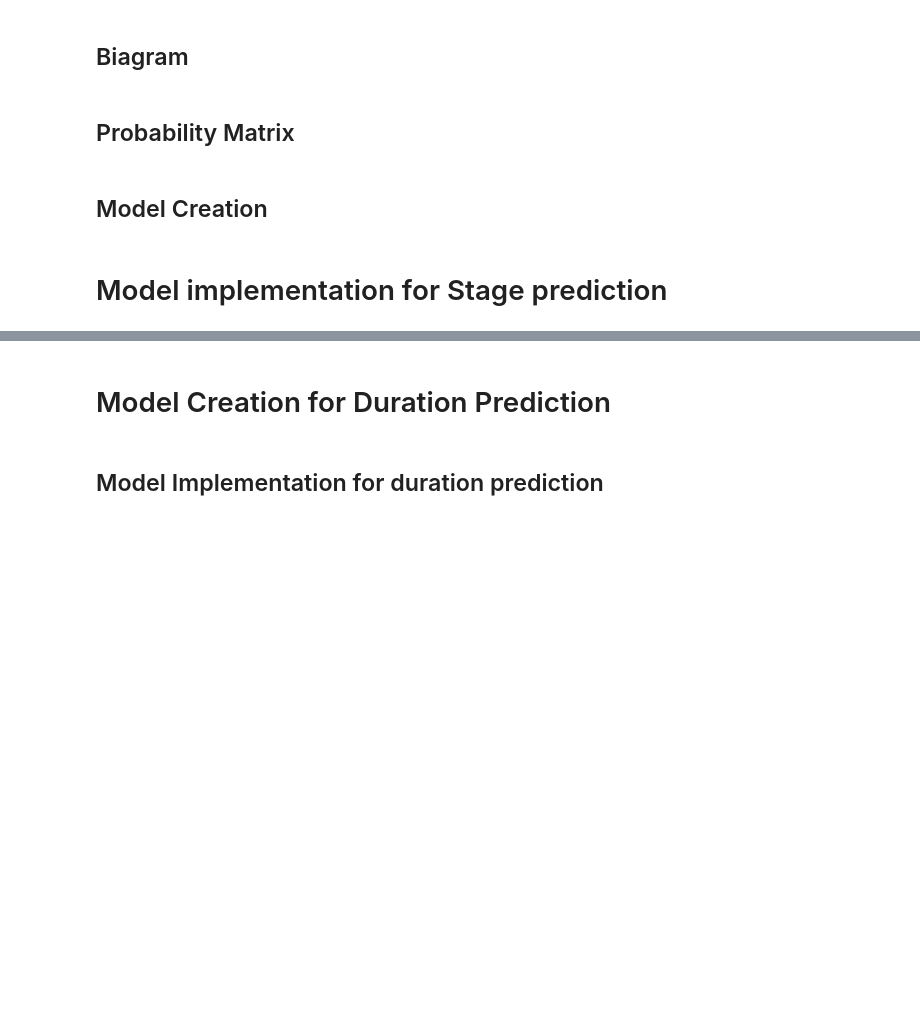
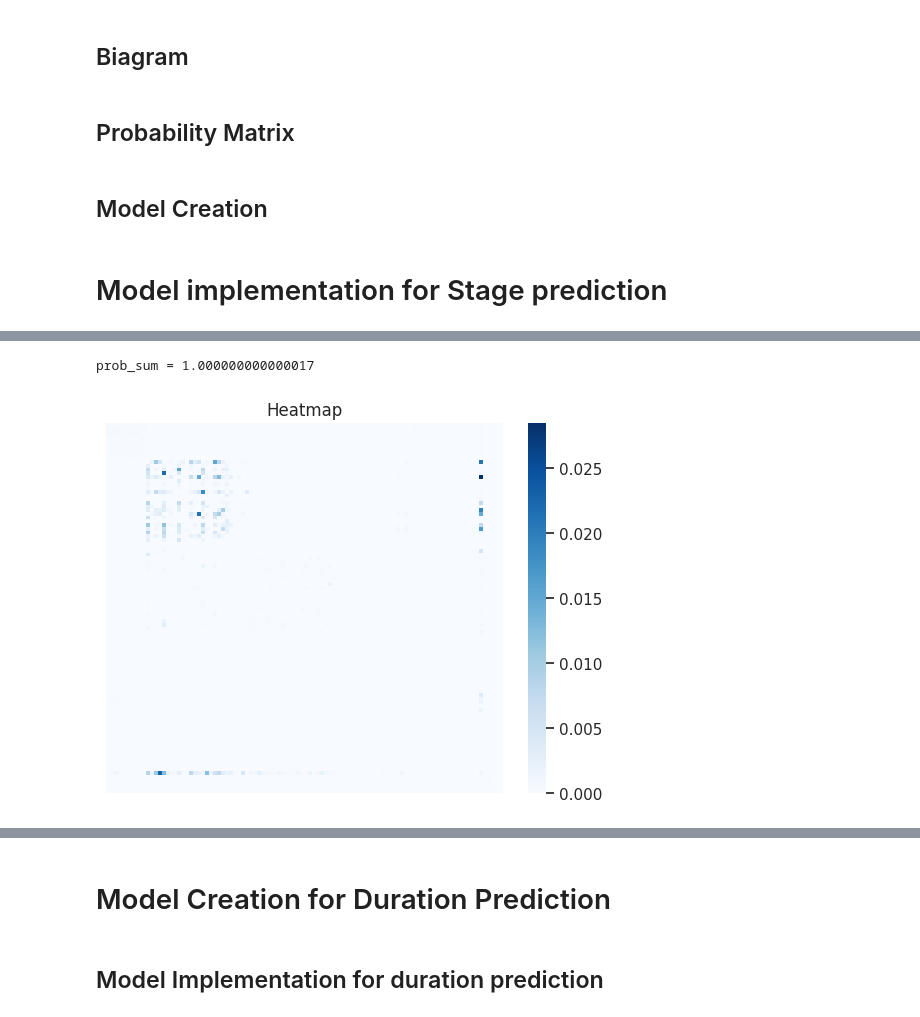
Before and after one commit to jrsalgadoASW/hw4_ares, a Jupyter notebook: model_creation.ipynb, the cells around one changed output, grey strips where cells are left out. Cells and saved outputs as stored; diff of their text form; code cells hidden in the pictures; blank space fills up the shorter version.

Commit message:
adjustment for real data

```diff
--- a/model_creation.ipynb
+++ b/model_creation.ipynb
@@ -67,6 +89,6 @@ def get_relevant_columns(df: pd.DataFrame):
 ['0', '1', '2', '3', '4', '5', '6', '7', '8', '9', 'a', 'b', 'c', 'd', 'e', 'f', 'g', 'h', 'i', 'j', 'k', 'l', 'm', 'n', 'o', 'p', 'q', 'r', 's', 't', 'u', 'v', 'w', 'x', 'y', 'z', 'A', 'B', 'C', 'D', ...
 # %%
 data = get_relevant_columns(data)
-data['description'] = data['description'].apply(get_clean_text)
-print(data.head())
+data[get_column_labels()['DESCRIPCION']] = data[get_column_labels()['DESCRIPCION']].apply(get_clean_text)
+print(data.head(10))
 # %% [output]
@@ -112,9 +145,9 @@ def get_stage_descriptions(df: pd.DataFrame, stage: str) -> pd.DataFrame:
         stage: stage to extract
     @return list with all the descriptions of the given stage
     """
-    column_name: str = "stage"
+    column_name: str = get_column_labels()["CODIGO_ETAPA"]
     mask = df[column_name] == stage
-    return df[mask][column_name]
+    return df[mask][get_column_labels()["DESCRIPCION"]]
 
 
 def get_character_count(descriptions: pd.DataFrame) -> dict:
@@ -193,10 +226,11 @@ def get_joint_probabilities(characters_count: np.array)->np.array:
     print(f"prob_sum = {prob_sum}")
     return joint_probability_matrix
 # %%
-def graph_matrix_heatmap(matrix: np.array):
+def graph_matrix_heatmap(matrix: np.array, title="Heatmap"):
     all_characters = get_all_characters()
     # fig, ax = plt.subplots(figsize=(10, 10))
     sns.heatmap(matrix, cmap="Blues" ,annot=False, xticklabels=False, yticklabels=False)
+    plt.title(title)
     plt.xticks(rotation=0)
     plt.show()
 # %% [markdown]
@@ -215,0 +244,4 @@ prob_sum = 1.0
+# %%
+
+cocod_descriptions = get_stage_descriptions(data, "COCOD")
+print(cocod_descriptions.head(10))
@@ -215,0 +260,7 @@ prob_sum = 1.0
+# %%
+COCOD_dist = get_filled_biagram(cocod_descriptions)
+COCOD_dist = get_joint_probabilities(COCOD_dist)
+graph_matrix_heatmap(COCOD_dist)
+# %% [output]
+prob_sum = 1.000000000000017
+[figure, added]
```
Also changed, not shown: parts of 10 cells of this notebook.
